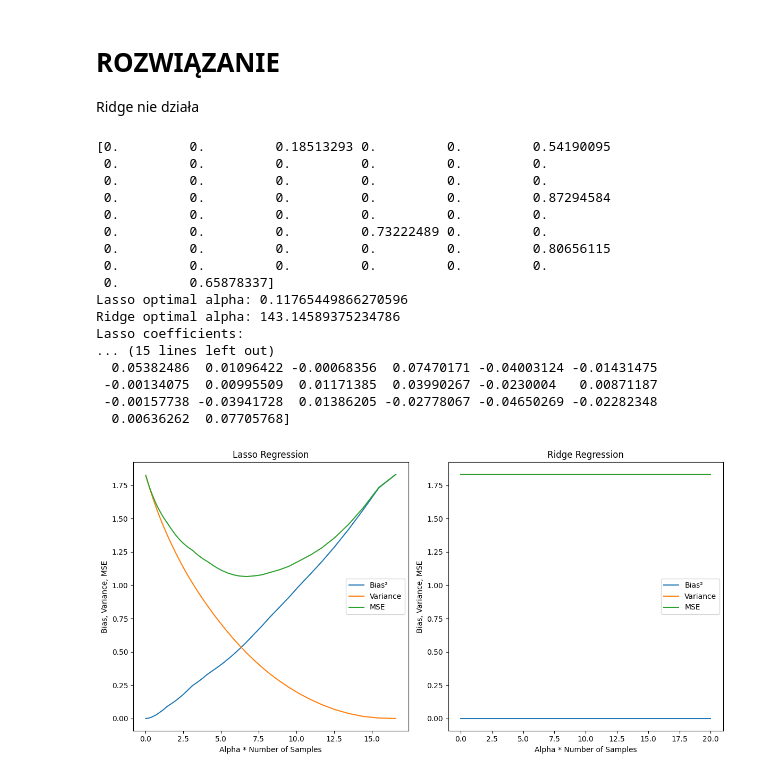
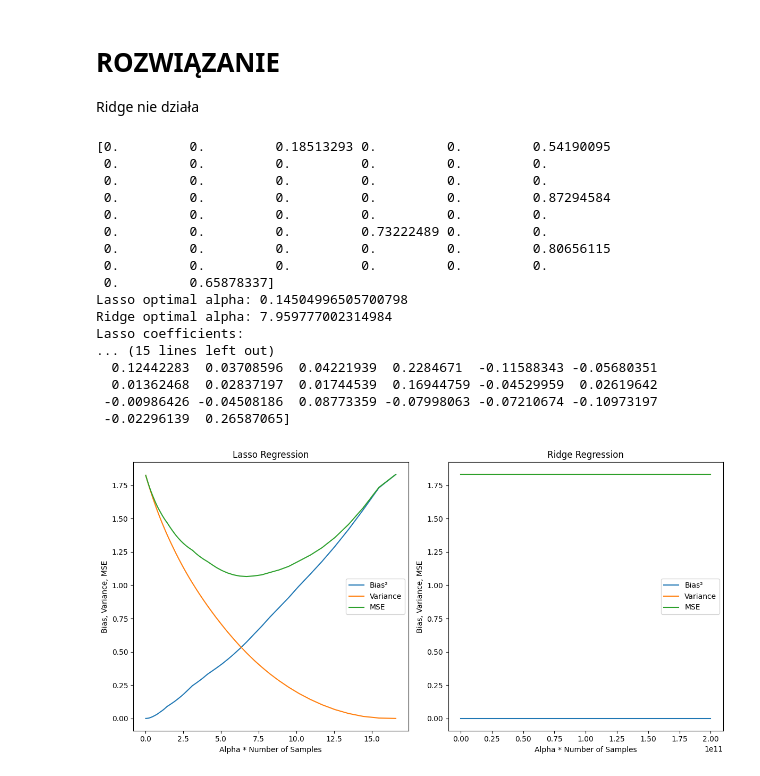
Before and after one commit to krzysztof-kar/ML2025, a Jupyter notebook: Lab04_penalized-regression_prdom.ipynb, the cells around one changed output. Cells and saved outputs as stored; diff of their text form; code cells hidden in the pictures.

```diff
--- a/Lab04_penalized-regression_prdom.ipynb
+++ b/Lab04_penalized-regression_prdom.ipynb
@@ -76,22 +76,21 @@ beta = np.zeros(n)
 ind = [2,5,23,33,41,49]
 for i in ind:
   beta[i] = np.random.rand()
-#beta = beta[:, np.newaxis]
-#print(beta)
+
 y = X.T.dot(beta) + np.random.normal(scale=1.0, size=m)
 print(beta)
-#y = y.T
+
 X = X.T
 scaler = StandardScaler()
 X = scaler.fit_transform(X)
-n_folds = 5
+n_folds = 10
 lasso = LassoCV(cv=n_folds, random_state=42).fit(X, y)
 
 
 
 from sklearn.linear_model import RidgeCV, Ridge
 
-ridge = RidgeCV(alphas=np.logspace(-5, 0, 200), cv=n_folds).fit(X,y)
+ridge = RidgeCV(alphas=np.logspace(0, 10, 1000), cv=n_folds).fit(X,y)
 
 print("Lasso optimal alpha:", lasso.alpha_)
 print("Ridge optimal alpha:", ridge.alpha_)
@@ -112,17 +111,17 @@ print("Ridge coefficients:\n", ridge_reg.coef_)
  0.         0.         0.         0.         0.         0.80656115
  0.         0.         0.         0.         0.         0.
  0.         0.65878337]
-Lasso optimal alpha: 0.11765449866270596
-Ridge optimal alpha: 143.14589375234786
+Lasso optimal alpha: 0.14504996505700798
+Ridge optimal alpha: 7.959777002314984
 Lasso coefficients:
 ... (15 lines left out)
-  0.05382486  0.01096422 -0.00068356  0.07470171 -0.04003124 -0.01431475
- -0.00134075  0.00995509  0.01171385  0.03990267 -0.0230004   0.00871187
- -0.00157738 -0.03941728  0.01386205 -0.02778067 -0.04650269 -0.02282348
-  0.00636262  0.07705768]
+  0.12442283  0.03708596  0.04221939  0.2284671  -0.11588343 -0.05680351
+  0.01362468  0.02837197  0.01744539  0.16944759 -0.04529959  0.02619642
+ -0.00986426 -0.04508186  0.08773359 -0.07998063 -0.07210674 -0.10973197
+ -0.02296139  0.26587065]
 # %%
 l_alphas = lasso.alphas_
-r_alphas = np.logspace(-5, 0, 200)
+r_alphas = np.logspace(0, 10, 1000)
 n_samples = X.shape[0]
 
 # Initialize lists to store results
@@ -150,31 +149,31 @@ for aplha in r_alphas:
   ridge_variance.append(np.var(ridge_pred))
   ridge_mse.append(np.mean((ridge_pred - y)**2) + np.var(ridge_pred))
 
 
 plt.figure(figsize=(12, 6))
 
 # Lasso Plot
 plt.subplot(1, 2, 1)
 plt.plot(l_alphas * n_samples, lasso_bias_squared, label="Bias²")
 plt.plot(l_alphas * n_samples, lasso_variance, label="Variance")
 plt.plot(l_alphas * n_samples, lasso_mse, label="MSE")
 plt.xlabel("Alpha * Number of Samples")
 plt.ylabel("Bias, Variance, MSE")
 plt.title("Lasso Regression")
 plt.legend()
 
 
 # Ridge Plot
 plt.subplot(1, 2, 2)
 plt.plot(r_alphas * n_samples, ridge_bias_squared, label="Bias²")
 plt.plot(r_alphas * n_samples, ridge_variance, label="Variance")
 plt.plot(r_alphas * n_samples, ridge_mse, label="MSE")
 plt.xlabel("Alpha * Number of Samples")
 plt.ylabel("Bias, Variance, MSE")
 plt.title("Ridge Regression")
 plt.legend()
 
 plt.tight_layout()
 plt.show()
 # %% [output]
-[figure, old version]
+[figure, new version]
```
